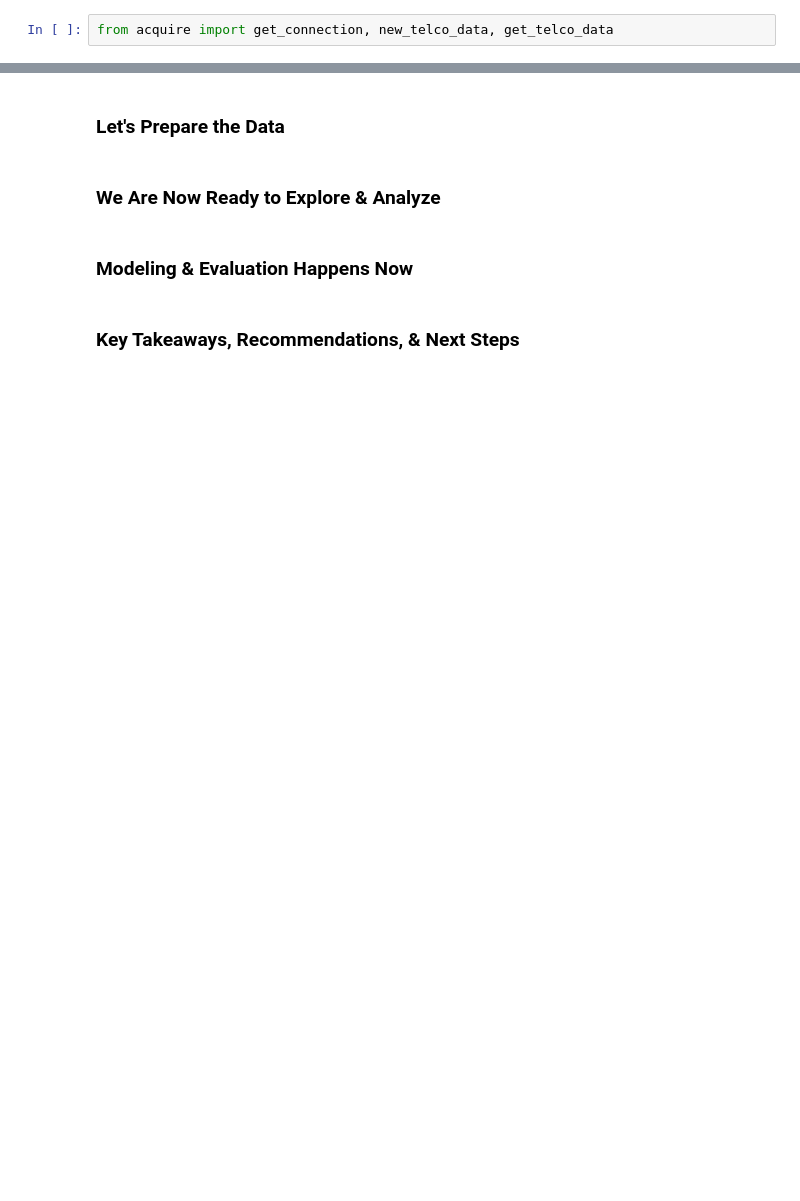
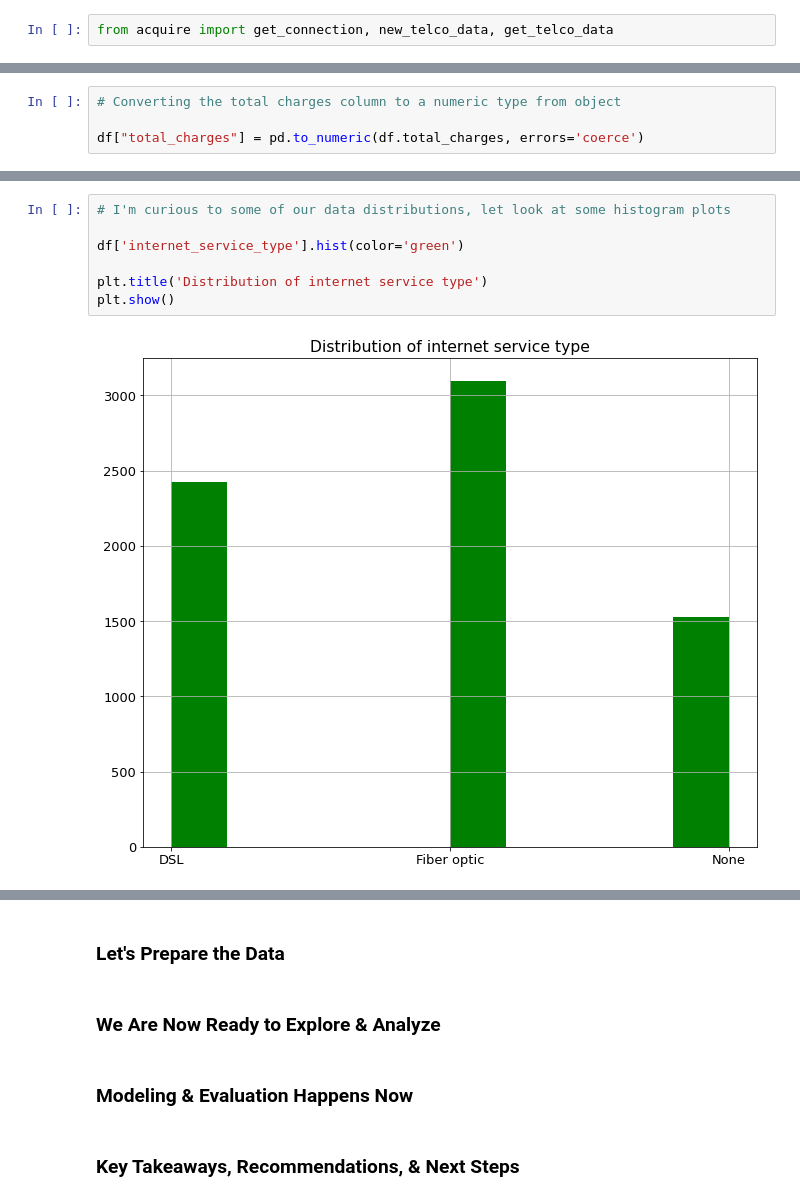
Before and after one commit to DBerchelmann/telco_classification_project, a Jupyter notebook: telco_classification_final-notebook.ipynb, the cells around one changed output, grey strips where cells are left out. Saved outputs shown, nothing was run; the diff lists cells and outputs as text; blank space fills up the shorter version.

```diff
--- a/telco_classification_final-notebook.ipynb
+++ b/telco_classification_final-notebook.ipynb
@@ -48,0 +95,4 @@ df = get_telco_data()
+# %%
+# Converting the total charges column to a numeric type from object
+
+df["total_charges"] = pd.to_numeric(df.total_charges, errors='coerce')
@@ -48,0 +138,9 @@ df = get_telco_data()
+# %%
+# I'm curious to some of our data distributions, let look at some histogram plots
+
+df['internet_service_type'].hist(color='green')
+
+plt.title('Distribution of internet service type')
+plt.show()
+# %% [output]
+[figure, added]
```
Also changed, not shown: parts of 15 cells of this notebook.
